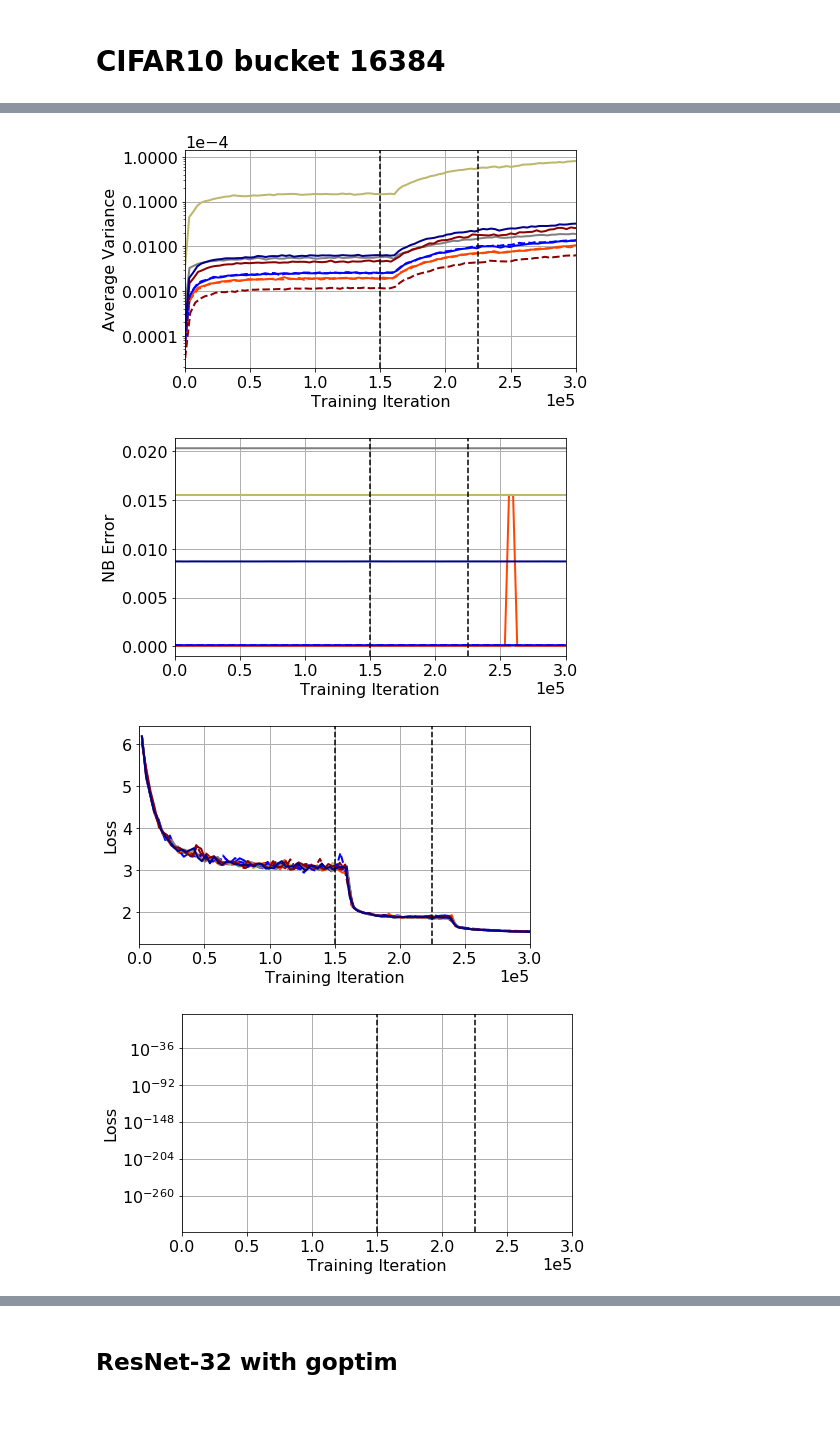
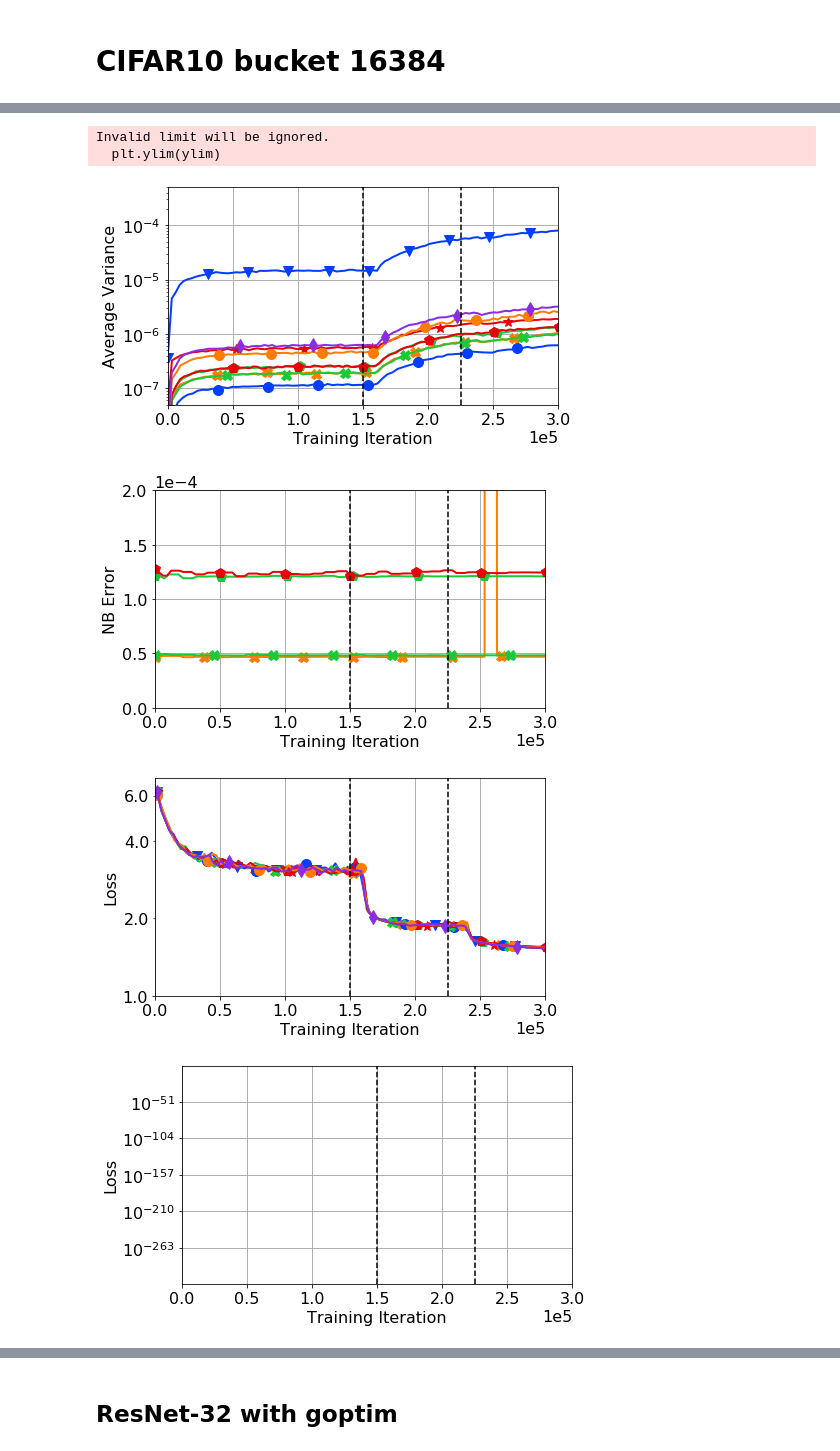
Before and after one commit to Tabrizian/learning-to-quantize, a Jupyter notebook: notebooks/figs_nuq.ipynb, the cells around one changed output, grey strips where cells are left out. Cells and saved outputs as stored; diff of their text form; code cells hidden in the pictures; blank space fills up the shorter version.

```diff
--- a/notebooks/figs_nuq.ipynb
+++ b/notebooks/figs_nuq.ipynb
@@ -34,11 +35,11 @@ get_data_f = get_data_pth_events
 plot_f = plot_smooth_o1
 logdir = '/h/iman/Code/nuqsgd/runs'
 lg_tags = ['estim_sgd', 'nuq_method', 'nuq_sym', 'nuq_inv','nuq_mul', 'p2']  # , 'ngpu', 'bits', 'mul', 'bucket_size'
-orders = ['SuperSGD', 'ALQ NB', 'AMQ NB', 'Qinf', 'TRN', 'NUQ,p=0.5', 'SGD', 'ALQ NL', 'AMQ NL']
-lg_replace = [('p2_', 'P='), ('estim_sgd', 'SGD'), ('nuq_mul_', 'p='), ('ngpu_', 'GPU='), ('nuq_method', ''), ('_q', 'Q'), ('nuq_inv_', 'Inv'), ('nuq_sym_', 'Sym'), ('_amq_nb', 'AMQ NB'), ('_amq', 'AMQ NL'), ('_alq_nb', 'ALQ NB'), ('_trn', 'TRN'), ('_alq', 'ALQ NL'), ('_qinf', 'Qinf'), ('kfac', 'K-FAC'), ('SGD,K-FAC', 'K-FAC'), ('estim_ntk', 'NTK'), ('adamw', 'AdamW'), ('adam', 'Adam'), ('lr_', 'LR='), ('LR=0.001', 'LR=1e-3'), ('LR=0.0001', 'LR=1e-4'), ('LR=0.0005', 'LR=5e-4'), ('LR=0.0002', 'LR=2e-4'), ('batch_size_', 'bs='), ('optim_start_', 'Start='), ('damping_', '$\epsilon=$'), ('_l2q', 'L2Q'), ('_none', 'SuperSGD'), ('nuq_layer_1', 'w/o layers'), ('nuq_layer_0', 'w/ layers'),('_nuq', 'NUQ')]
-orders.reverse()
+orders = ['SuperSGD', 'ALQ-N', 'AMQ-N', 'Qinf', 'TRN', 'NUQ,p=0.5', 'SGD', 'ALQ', 'AMQ', 'ALQG-N', 'ALQG']
+lg_replace = [('p2_', 'P='), ('estim_sgd', 'SGD'), ('nuq_mul_', 'p='), ('ngpu_', 'GPU='), ('nuq_method', ''), ('_q', 'Q'), ('nuq_inv_', 'Inv'), ('nuq_sym_', 'Sym'), ('_alqg_nb', 'ALQG'), ('_amq_nb', 'AMQ'), ('_amq', 'AMQ-N'), ('_alq_nb', 'ALQ'), ('_trn', 'TRN'), ('_alqg', 'ALQG-N'), ('_alq', 'ALQ-N'), ('_qinf', 'Qinf'), ('kfac', 'K-FAC'), ('SGD,K-FAC', 'K-FAC'), ('estim_ntk', 'NTK'), ('adamw', 'AdamW'), ('adam', 'Adam'), ('lr_', 'LR='), ('LR=0.001', 'LR=1e-3'), ('LR=0.0001', 'LR=1e-4'), ('LR=0.0005', 'LR=5e-4'), ('LR=0.0002', 'LR=2e-4'), ('batch_size_', 'bs='), ('optim_start_', 'Start='), ('damping_', '$\epsilon=$'), ('_l2q', 'L2Q'), ('_none', 'SuperSGD'), ('nuq_layer_1', 'w/o layers'), ('nuq_layer_0', 'w/ layers'),('_nuq', 'NUQ')]
 tag_names = ['est_var', 'nb_error', 'Vloss', 'Tloss', 'Vacc']
 ylim = [None]*20
 sep_h = False
 save_single = True
 ncolor = None
+markeroff = False
@@ -45,3 +48,5 @@ ncolor = None
+# %%
+ylim = [[5*1e-8, 5*1e-4], [0, 0.2*1e-3], [1, 7], [0, 4], [10, 75]]
 # %% [markdown]
 # CIFAR10 bucket 16384
 # %%
@@ -62,16 +107,17 @@ data, run_names = plot_runs_and_tags(get_data_f, plot_f, logdir, patterns, tag_n
 # %%
 patterns = ['.*runs_imagenet_full/.*i3_.*,(?!(.*nuq_sym.*|.*nuq_inv.*|.*alq,.*|.*amq_nb.*))']
 
 fig_name = 'figs_nuq/imagenet-half-e.png'
 lr_schedules = [150*1e3, 225*1e3]
-orders = ['SuperSGD', 'ALQ NB', 'AMQ NB', 'Qinf', 'TRN', 'NUQ,p=0.5', 'SGD', 'ALQ NL', 'AMQ NL']
-orders.reverse()
+
 
 xlim = [0, 300*1e3]
 acc_bits = 4
-data, run_names = plot_runs_and_tags(get_data_f, plot_f, logdir, patterns, tag_names, fig_name, lg_tags, ylim, sep_h=sep_h, ncolor=ncolor, lg_replace=lg_replace, save_single=save_single, vlines=lr_schedules, color_order=orders, xlim=xlim, no_title=True, acc_bits=acc_bits)
+data, run_names = plot_runs_and_tags(get_data_f, plot_f, logdir, patterns, tag_names, fig_name, lg_tags, ylim, sep_h=sep_h, ncolor=ncolor, lg_replace=lg_replace, save_single=save_single, vlines=lr_schedules, color_order=orders, xlim=xlim, no_title=True, acc_bits=acc_bits, markeroff=markeroff)
 # %% [output]
+Invalid limit will be ignored.
+  plt.ylim(ylim)
-[figure, old version]
+[figure, new version]
-[figure, old version]
+[figure, new version]
-[figure, old version]
+[figure, new version]
-[figure, old version]
+[figure, new version]
```
Also changed, not shown: parts of 14 cells of this notebook, 2 other files.
